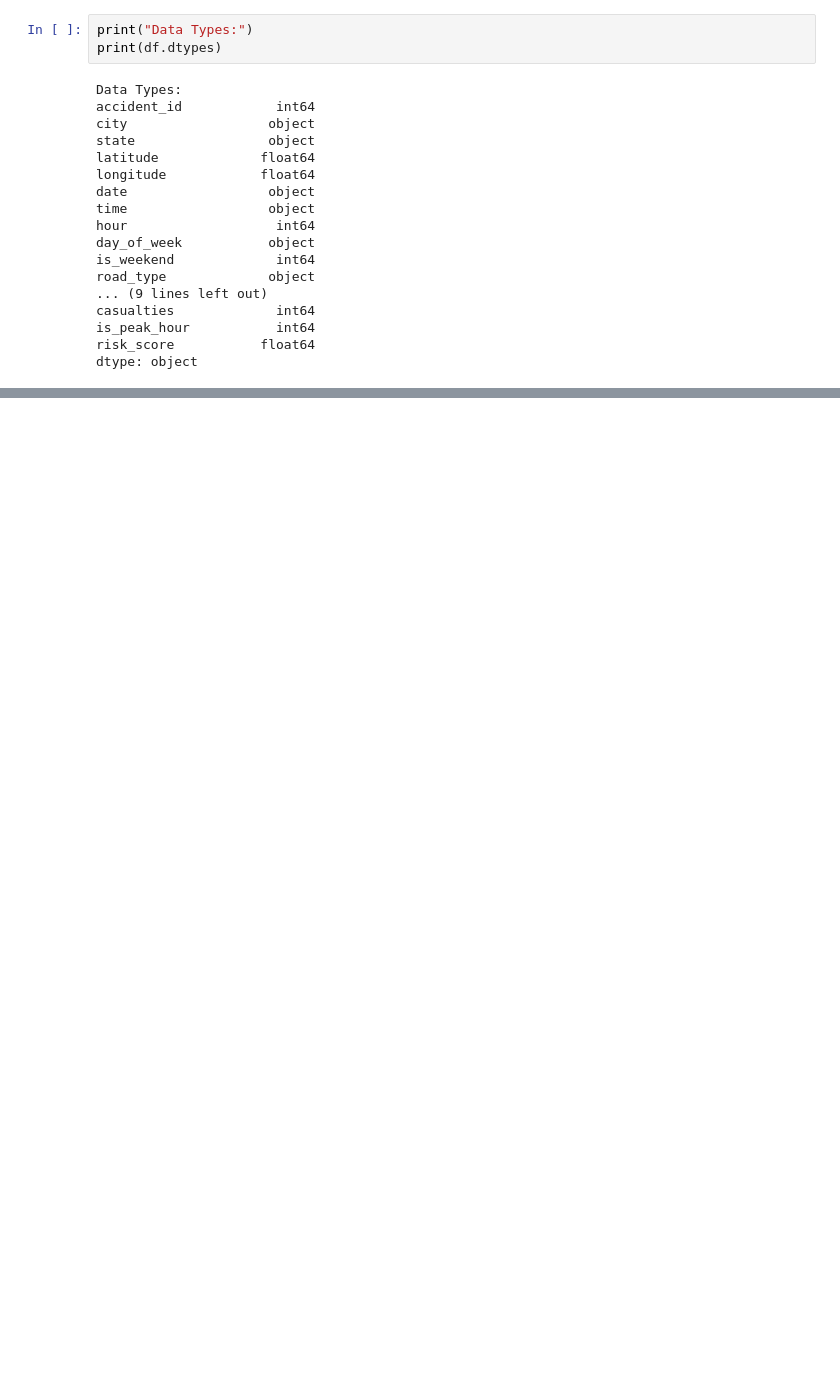
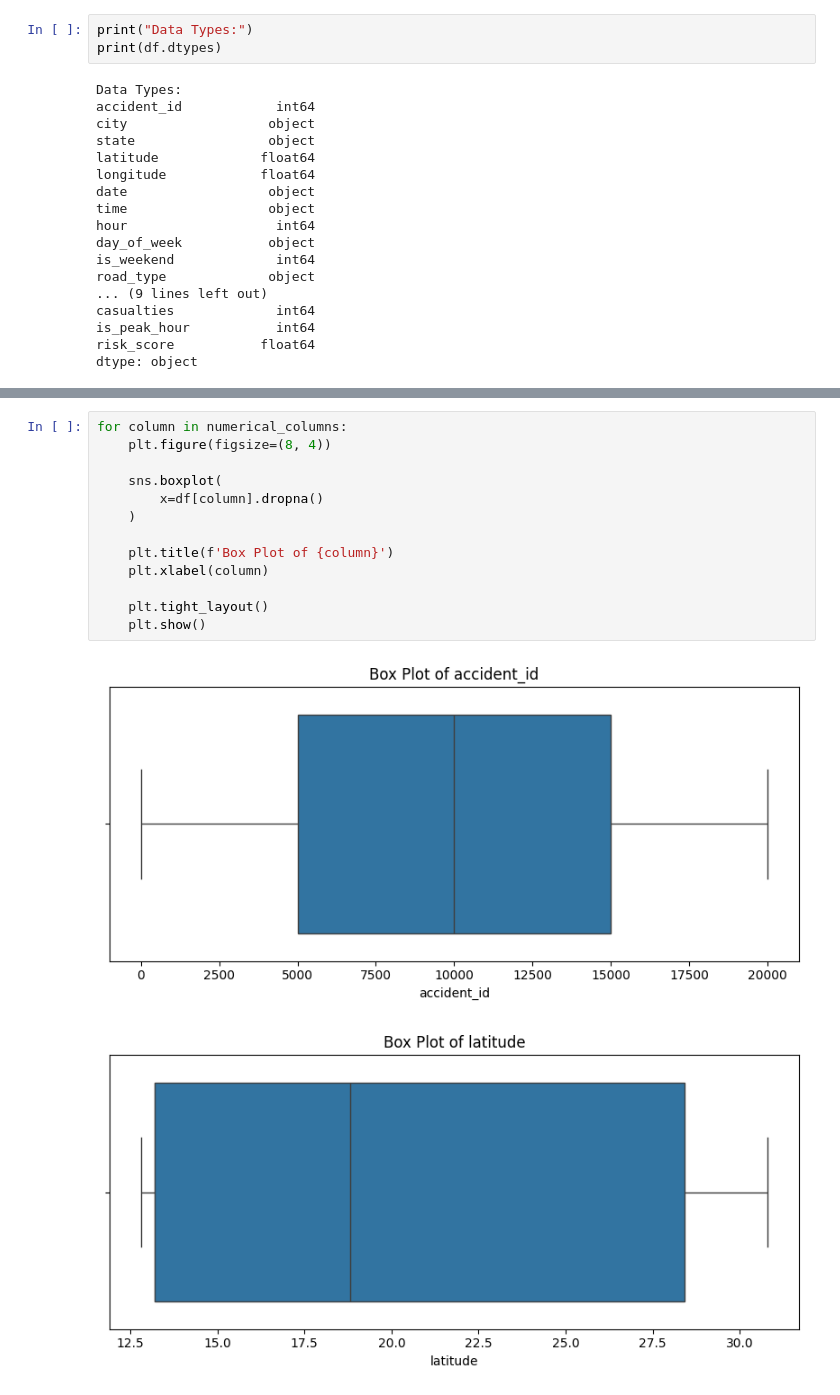
Before and after one commit to nehajacksonb24cs2143-ctrl/road-accident-severity-prediction, a Jupyter notebook: accident_analysis.ipynb, the cells around one changed output, grey strips where cells are left out. Cells and saved outputs as stored; diff of their text form; blank space fills up the shorter version.

```diff
--- a/accident_analysis.ipynb
+++ b/accident_analysis.ipynb
@@ -1386,0 +186,16 @@ fig.show()
+# %%
+for column in numerical_columns:
+    plt.figure(figsize=(8, 4))
+
+    sns.boxplot(
+        x=df[column].dropna()
+    )
+
+    plt.title(f'Box Plot of {column}')
+    plt.xlabel(column)
+
+    plt.tight_layout()
+    plt.show()
+# %% [output]
+[figure, added]
+[figure, added]
```
Also changed, not shown: parts of 108 cells of this notebook.
